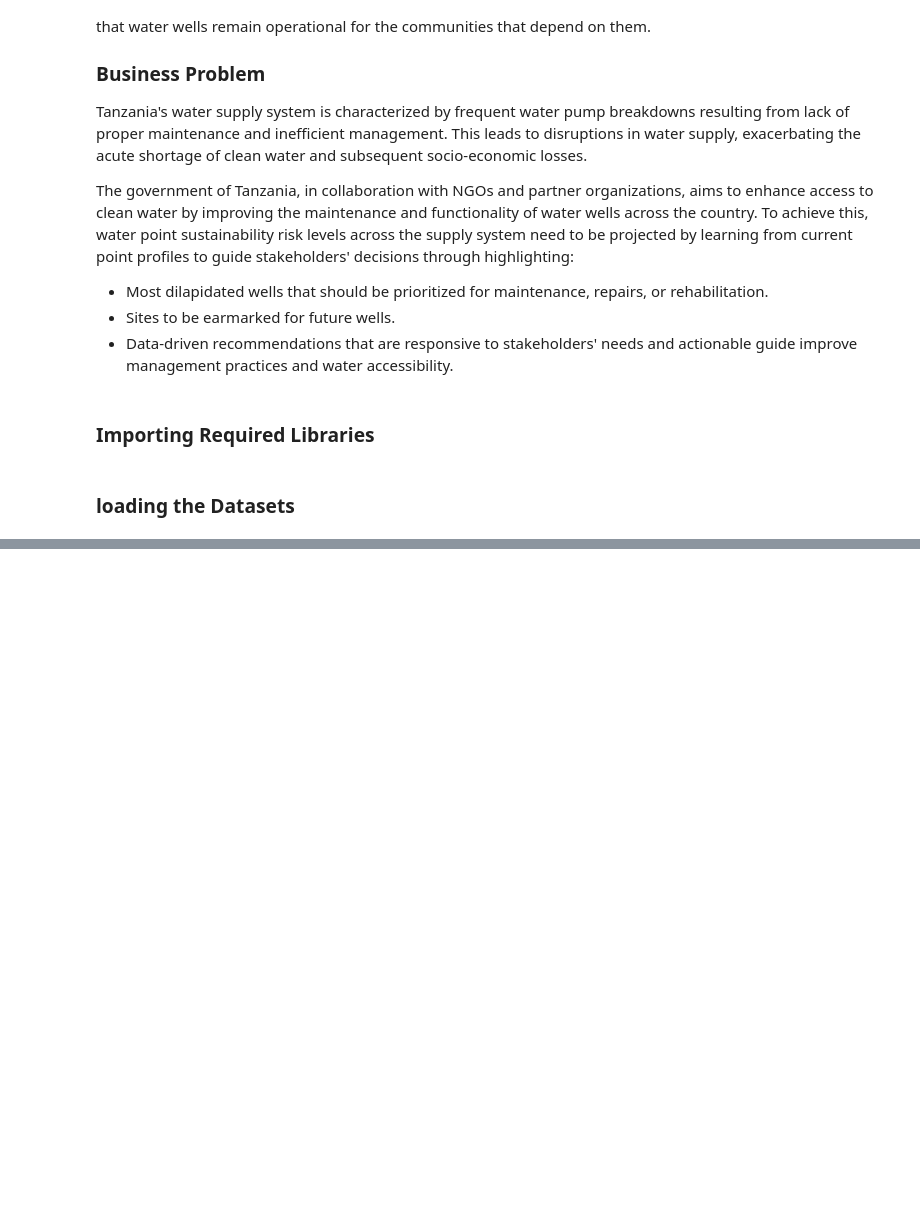
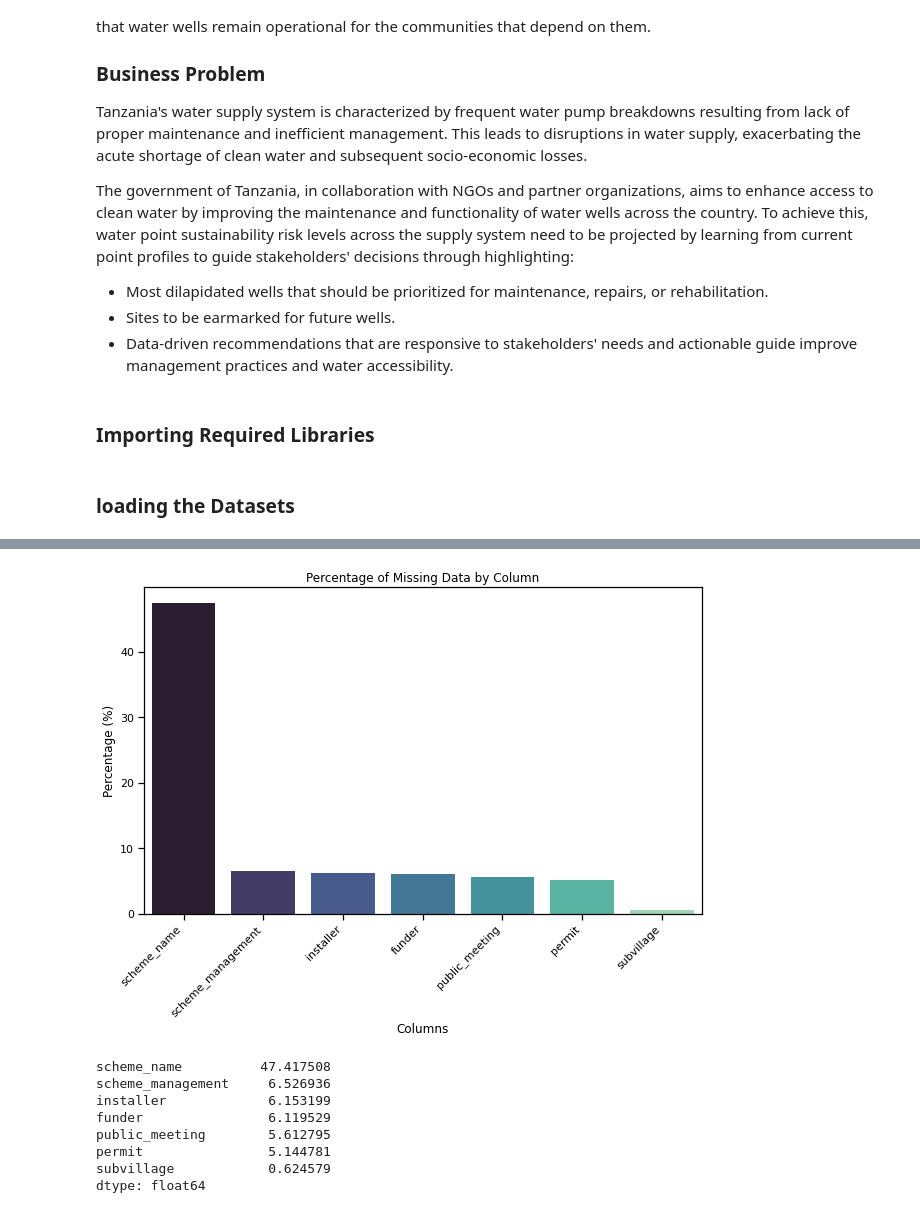
Before and after one commit to pianch/Tanzania_water_pumps_functionality, a Jupyter notebook: index.ipynb, the cells around one changed output, grey strips where cells are left out. Drawn from its saved outputs; the diff is of its cells as text; code cells hidden in the pictures; blank space fills up the shorter version.

```diff
--- a/index.ipynb
+++ b/index.ipynb
@@ -58,0 +157,27 @@ test_values = pd.read_csv('Test_set_values.csv')
+# %%
+# Checking the percentage of missing values in each column
+missing_data = train_data.isnull().mean() * 100
+
+# Filtering columns with missing values only
+missing_columns = missing_data[missing_data > 0].sort_values(ascending=False)
+
+# Visualizing
+plt.figure(figsize=(10, 6))
+sns.barplot(x=missing_columns.index, y=missing_columns.values, palette='mako')
+plt.title('Percentage of Missing Data by Column')
+plt.ylabel('Percentage (%)')
+plt.xlabel('Columns')
+plt.xticks(rotation=45, ha='right')
+plt.show()
+
+missing_columns
+# %% [output]
+[figure, added]
+scheme_name          47.417508
+scheme_management     6.526936
+installer             6.153199
+funder                6.119529
+public_meeting        5.612795
+permit                5.144781
+subvillage            0.624579
+dtype: float64
```
Also changed, not shown: parts of 6 cells of this notebook.
